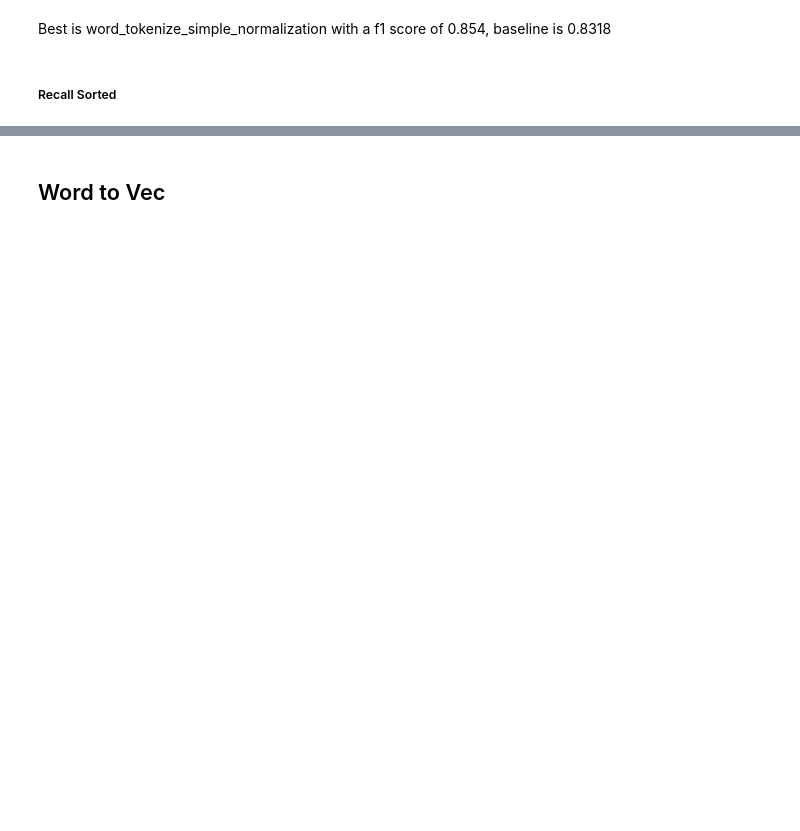
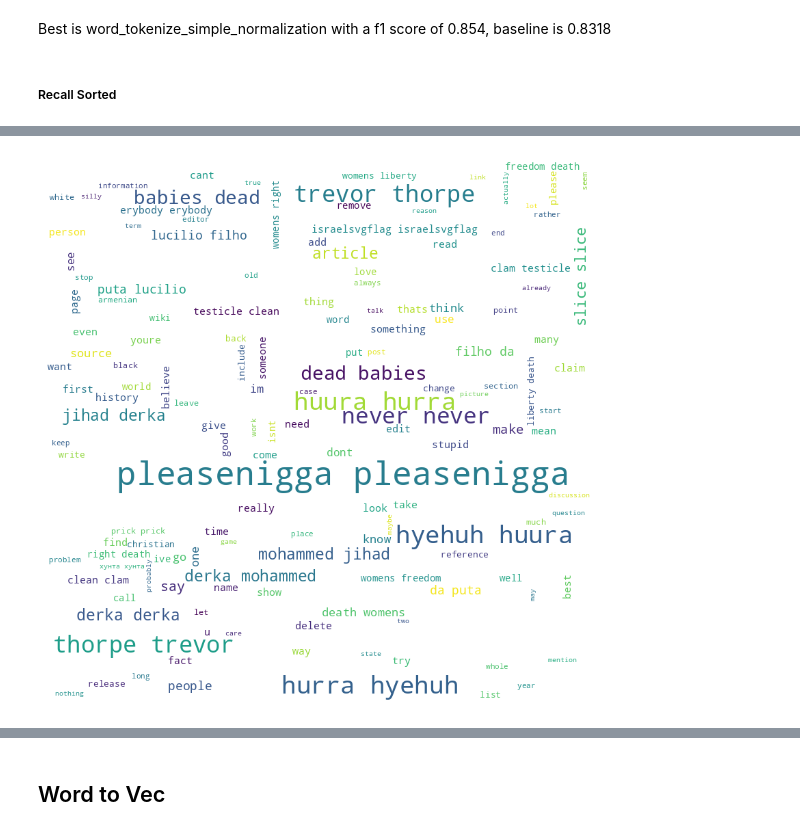
Before and after one commit to eithannak29/ToxicityBot, a Jupyter notebook: src/models/logistic_regression.ipynb, the cells around one changed output, grey strips where cells are left out. Drawn from its saved outputs; the diff is of its cells as text; code cells hidden in the pictures; blank space fills up the shorter version.

```diff
--- a/src/models/logistic_regression.ipynb
+++ b/src/models/logistic_regression.ipynb
@@ -457,0 +616,3 @@ best_model = best_f1_logistic_regression_test_results["word_tokenize_normalizati
+# %%
+comments_false_negatives = false_negatives[f"comment_text_{best_preprocess}"].str.cat(sep = " ")
+comments_false_negatives = enc.decode([ int(c) for c in comments_false_negatives.split()])
@@ -458 +627,5 @@ best_model = best_f1_logistic_regression_test_results["word_tokenize_normalizati
+# %%
+show_word_cloud(comments_false_negatives)
+# %% [output]
+[figure, added]
 # %% [markdown]
```
Also changed, not shown: parts of 125 cells of this notebook, 1 other file.
